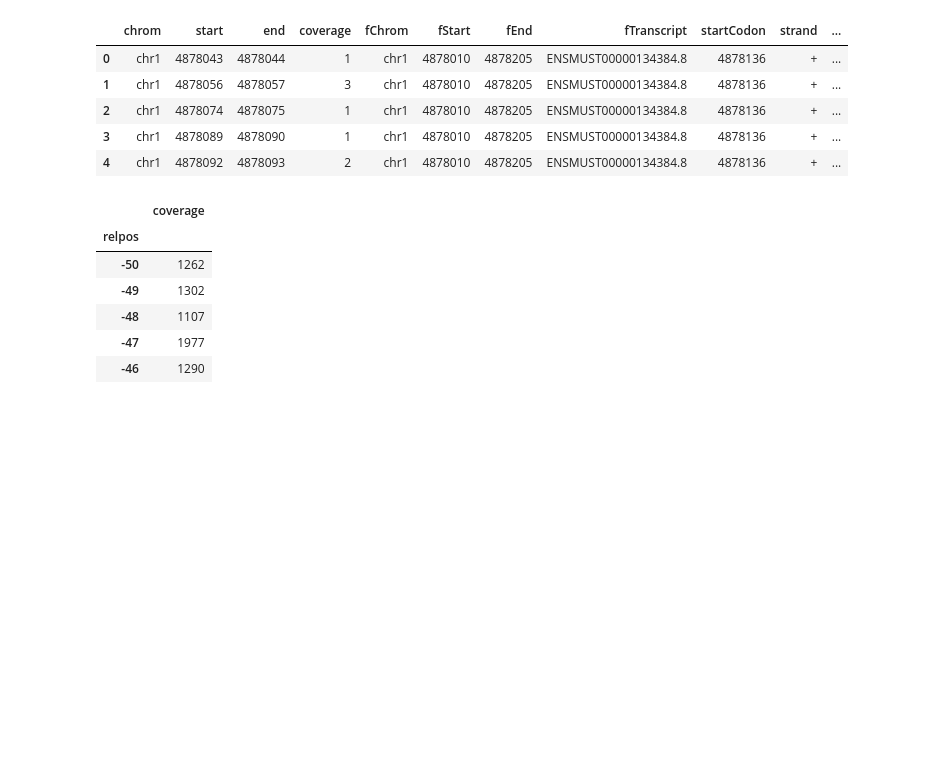
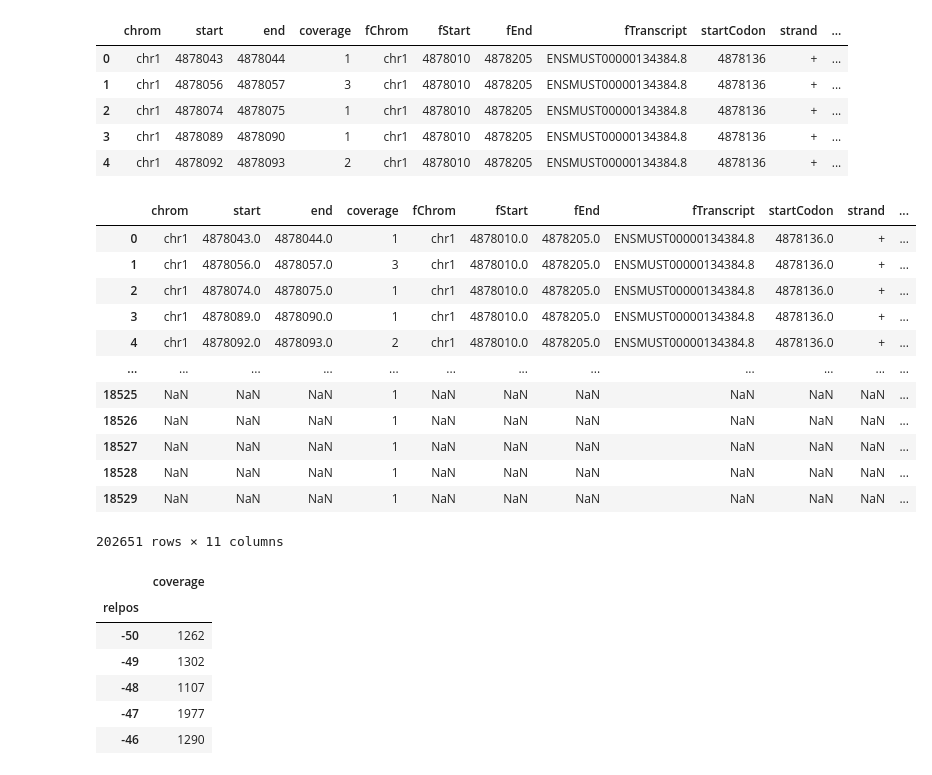
Before and after one commit to krchoihm/bioinfo1-project, a Jupyter notebook: CoLab_TermProj_2024_2.ipynb, the cells around one changed output. Saved outputs shown, nothing was run; the diff lists cells and outputs as text; code cells hidden in the pictures; blank space fills up the shorter version.

```diff
--- a/CoLab_TermProj_2024_2.ipynb
+++ b/CoLab_TermProj_2024_2.ipynb
@@ -315,6 +348,32 @@ count_siLin28a.head()
 | 2 | chr1 | 4878074 | 4878075 | 1 | chr1 | 4878010 | 4878205 | ENSMUST00000134384.8 | 4878136 | + | ... |
 | 3 | chr1 | 4878089 | 4878090 | 1 | chr1 | 4878010 | 4878205 | ENSMUST00000134384.8 | 4878136 | + | ... |
 | 4 | chr1 | 4878092 | 4878093 | 2 | chr1 | 4878010 | 4878205 | ENSMUST00000134384.8 | 4878136 | + | ... |
+# %%
+filtered_count_siLin28a = count_siLin28a[count_siLin28a['end'] - count_siLin28a['start'] >= 2]
+added_rows_siLin28a = []
+
+for _, row in filtered_count_siLin28a.iterrows():
+    # Include 'relpos + i' for all 'i' from 0 to 'endpos - startpos - 1'
+    for i in range(1, row['end'] - row['start']):
+        added_rows_siLin28a.append({'relpos': row['relpos'] + i, 'coverage': row['coverage']})
+
+added_count_siLin28a = pd.DataFrame(added_rows_siLin28a)
+expanded_count_siLin28a = pd.concat([count_siLin28a, added_count_siLin28a], join='outer')
+expanded_count_siLin28a[~expanded_count_siLin28a.isnull()]
+# %% [output]
+|  | chrom | start | end | coverage | fChrom | fStart | fEnd | fTranscript | startCodon | strand | ... |
+| 0 | chr1 | 4878043.0 | 4878044.0 | 1 | chr1 | 4878010.0 | 4878205.0 | ENSMUST00000134384.8 | 4878136.0 | + | ... |
+| 1 | chr1 | 4878056.0 | 4878057.0 | 3 | chr1 | 4878010.0 | 4878205.0 | ENSMUST00000134384.8 | 4878136.0 | + | ... |
+| 2 | chr1 | 4878074.0 | 4878075.0 | 1 | chr1 | 4878010.0 | 4878205.0 | ENSMUST00000134384.8 | 4878136.0 | + | ... |
+| 3 | chr1 | 4878089.0 | 4878090.0 | 1 | chr1 | 4878010.0 | 4878205.0 | ENSMUST00000134384.8 | 4878136.0 | + | ... |
+| 4 | chr1 | 4878092.0 | 4878093.0 | 2 | chr1 | 4878010.0 | 4878205.0 | ENSMUST00000134384.8 | 4878136.0 | + | ... |
+| ... | ... | ... | ... | ... | ... | ... | ... | ... | ... | ... | ... |
+| 18525 | NaN | NaN | NaN | 1 | NaN | NaN | NaN | NaN | NaN | NaN | ... |
+| 18526 | NaN | NaN | NaN | 1 | NaN | NaN | NaN | NaN | NaN | NaN | ... |
+| 18527 | NaN | NaN | NaN | 1 | NaN | NaN | NaN | NaN | NaN | NaN | ... |
+| 18528 | NaN | NaN | NaN | 1 | NaN | NaN | NaN | NaN | NaN | NaN | ... |
+| 18529 | NaN | NaN | NaN | 1 | NaN | NaN | NaN | NaN | NaN | NaN | ... |
+202651 rows × 11 columns
 # %%
 relcount_siLin28a = count_siLin28a.groupby('relpos')['coverage'].sum()
 relcount_siLin28a = relcount_siLin28a.reindex(range(-50, 51), fill_value=0)
```
Also changed, not shown: parts of 3 cells of this notebook.
